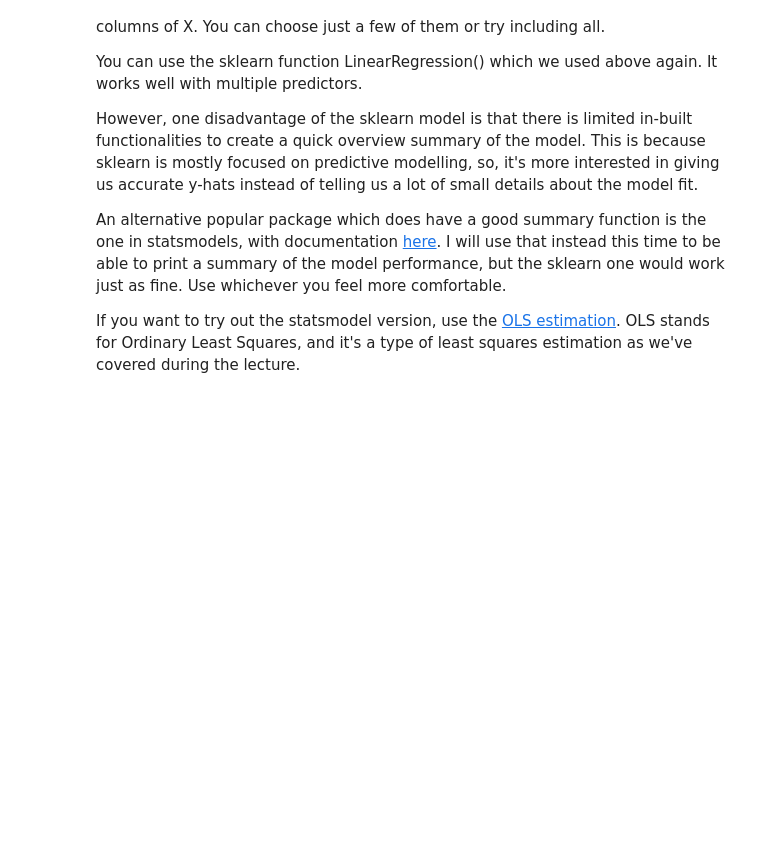
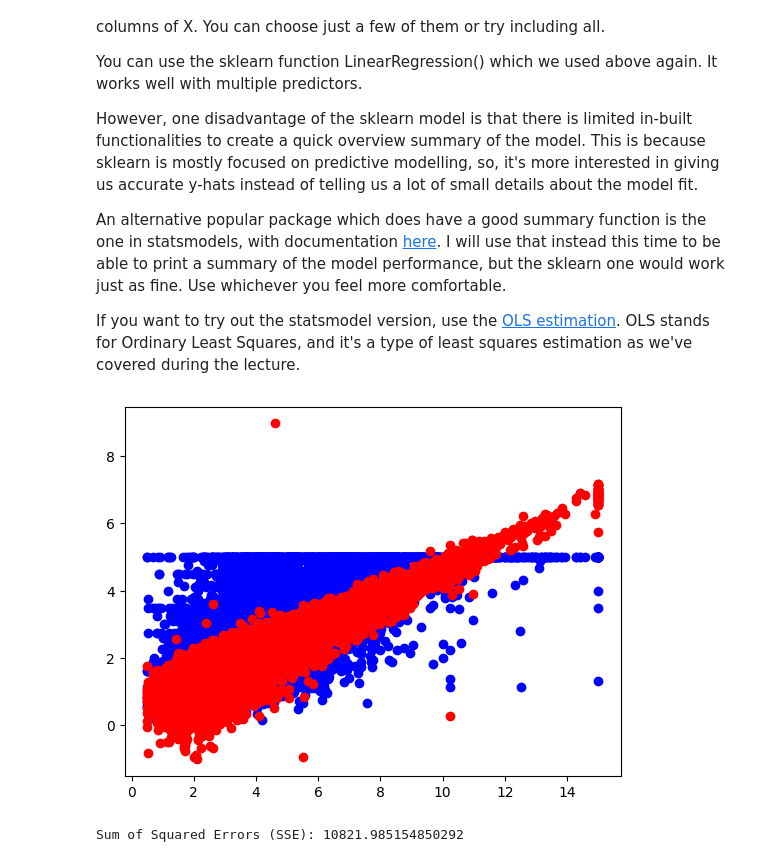
Before and after one commit to REDhawC/EDI_BUSANA, a Jupyter notebook: Predictive Analytics and Modelling of Data/coding_problems/PAMD_Week3.ipynb, the cells around one changed output. Cells and saved outputs as stored; diff of their text form; code cells hidden in the pictures; blank space fills up the shorter version.

```diff
--- a/Predictive Analytics and Modelling of Data/coding_problems/PAMD_Week3.ipynb
+++ b/Predictive Analytics and Modelling of Data/coding_problems/PAMD_Week3.ipynb
@@ -73,6 +185,27 @@ An alternative popular package which does have a good summary function is the on
 
 If you want to try out the statsmodel version, use the [OLS estimation](https://www.statsmodels.org/stable/examples/notebooks/generated/ols.html). OLS stands for Ordinary Least Squares, and it's a type of least squares estimation as we've covered during the lecture.
 # %%
-# Your code here
+linear_model = LinearRegression()
+X = df_features.values
+Y = df_target.values
+linear_model.fit(X, Y)
+predicted_values = linear_model.predict(X)
 # %%
-# Your code here
+X = df_features["MedInc"].values.reshape(-1, 1)
+Y = df_target.values.reshape(-1, 1)
+
+plt.scatter(X, Y, color="blue")
+plt.scatter(X, predicted_values, color="red")
+plt.show()
+# %% [output]
+[figure, added]
+# %%
+# 计算MSE
+mse = mean_squared_error(Y, predicted_values)
+
+# 将MSE乘以样本数量得到SSE
+sse = mse * len(Y)
+
+print(f"Sum of Squared Errors (SSE): {sse}")
+# %% [output]
+Sum of Squared Errors (SSE): 10821.985154850292
```
Also changed, not shown: parts of 10 cells of this notebook, 4 other files.
